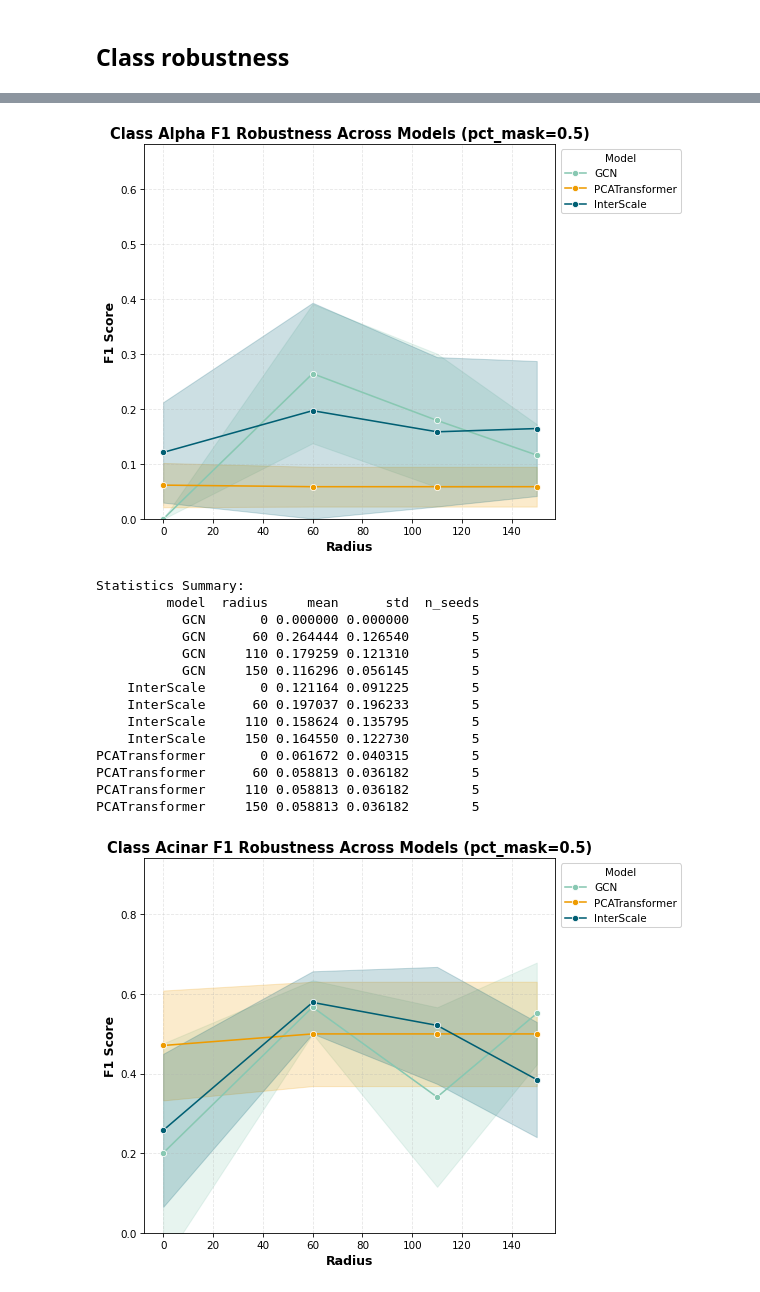
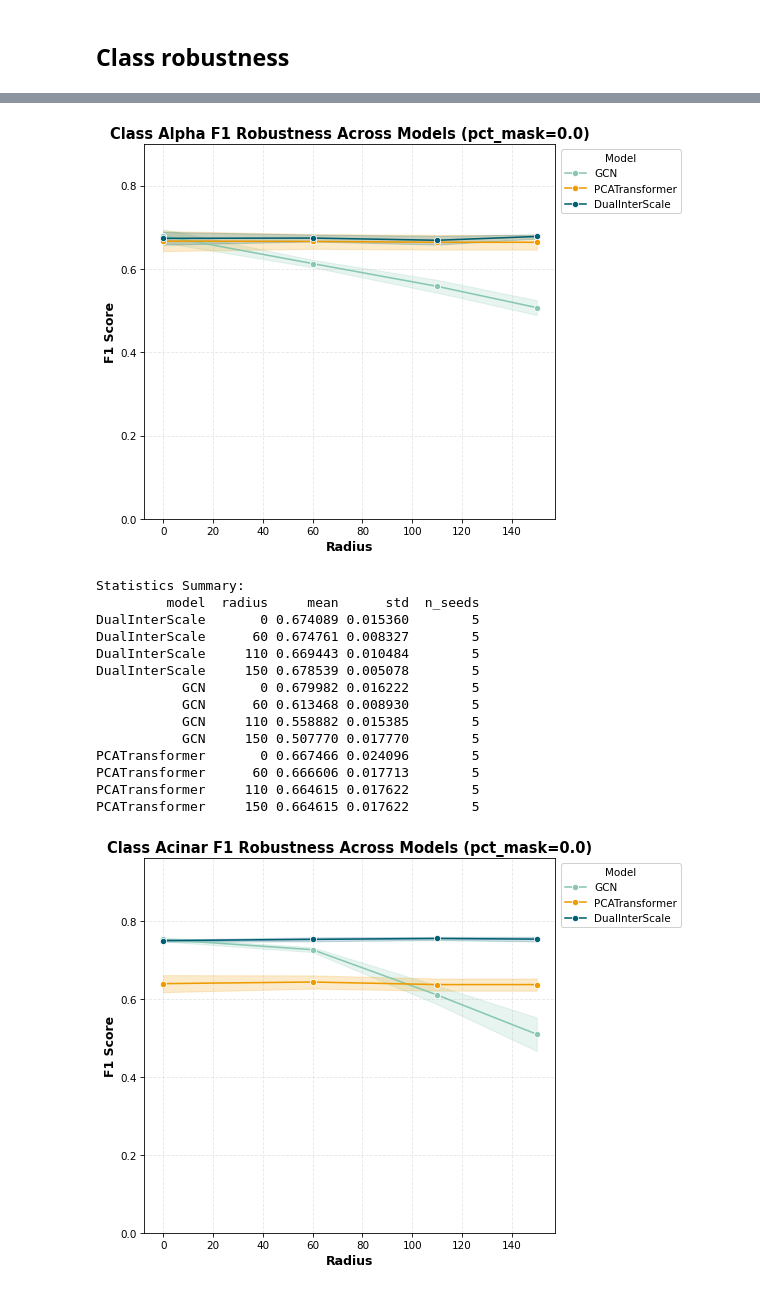
Before and after one commit to theislab/InterScale_reproducibility, a Jupyter notebook: notebooks/melton_jimenez_25/Node_class_performance.ipynb, the cells around one changed output, grey strips where cells are left out. Saved outputs shown, nothing was run; the diff lists cells and outputs as text; code cells hidden in the pictures.

```diff
--- a/notebooks/melton_jimenez_25/Node_class_performance.ipynb
+++ b/notebooks/melton_jimenez_25/Node_class_performance.ipynb
@@ -64,6 +163,7 @@ CELL_TYPE_COLORS = config["palettes"][DATA]
 # %%
 GNN_sweep = "l0jetvrz"
 InterScale_sweep = "yqvyut7l"
+DualInterScale_sweep = "1nm8ndul"
 PCATrans_sweep = "8govw06t"
 # %% [markdown]
 ## Graph Classification performance
@@ -73,9 +173,10 @@ CLASSES = ['Alpha', 'Acinar', 'Beta', 'Ductal', 'Endocrine', 'Immune', 'Mast', '
 # %% [markdown]
 Q: Why does PCATrans not have test_f1 scores?
 # %%
-GNN_wandb = Wandb_evaluation("GCN", GNN_sweep, SWEEP_GOAL, CLASSES)
-PCATrans_wandb = Wandb_evaluation("PCATransformer", PCATrans_sweep, SWEEP_GOAL, CLASSES)
-InterScale_wandb = Wandb_evaluation("InterScale", InterScale_sweep, SWEEP_GOAL, CLASSES)
+GNN_wandb = Wandb_evaluation("GCN", GNN_sweep, True, False, SWEEP_GOAL, CLASSES)
+PCATrans_wandb = Wandb_evaluation("PCATransformer", PCATrans_sweep, False, True, SWEEP_GOAL, CLASSES)
+InterScale_wandb = Wandb_evaluation("InterScale", InterScale_sweep, True, True, SWEEP_GOAL, CLASSES)
+DualInterScale_wandb = Wandb_evaluation("DualInterScale", DualInterScale_sweep, True, True, SWEEP_GOAL, CLASSES)
 # %%
 GNN_wandb.get_dataframe().head()
 # %% [output]
@@ -100,4 +205,4 @@ InterScale_wandb.plot_robustness(metric="test_acc", save_path =  f"{BASE_DIR_REP
 # %% [markdown]
 ## F1 score performance
 # %%
-wandb_evals = [GNN_wandb, PCATrans_wandb, InterScale_wandb]  # Your list of dataframes, PCATrans_wandb, InterScale_wandb
+wandb_evals = [GNN_wandb, PCATrans_wandb, DualInterScale_wandb]  # Your list of dataframes, PCATrans_wandb, InterScale_wandb
@@ -143,28 +249,28 @@ plt.show()
 # %%
 for class_id in CLASSES:
     fig, ax, stats = plot_class_f1_robustness(
         wandb_evals,
         class_idx=class_id,
-        pct_mask_nodes=0.5,
+        pct_mask_nodes=0.0,
         BASE_DIR_REPO=BASE_DIR_REPO,
         save_path=f"{BASE_DIR_REPO}/InterScale_reproducibility/figures/{DATA}/node_class"
     )
 # %% [output]
-[figure, old version]
+[figure, new version]
 Statistics Summary:
          model  radius     mean      std  n_seeds
-           GCN       0 0.000000 0.000000        5
-           GCN      60 0.264444 0.126540        5
-           GCN     110 0.179259 0.121310        5
-           GCN     150 0.116296 0.056145        5
-    InterScale       0 0.121164 0.091225        5
-    InterScale      60 0.197037 0.196233        5
-    InterScale     110 0.158624 0.135795        5
-    InterScale     150 0.164550 0.122730        5
-PCATransformer       0 0.061672 0.040315        5
-PCATransformer      60 0.058813 0.036182        5
-PCATransformer     110 0.058813 0.036182        5
-PCATransformer     150 0.058813 0.036182        5
+DualInterScale       0 0.674089 0.015360        5
+DualInterScale      60 0.674761 0.008327        5
+DualInterScale     110 0.669443 0.010484        5
+DualInterScale     150 0.678539 0.005078        5
+           GCN       0 0.679982 0.016222        5
+           GCN      60 0.613468 0.008930        5
+           GCN     110 0.558882 0.015385        5
+           GCN     150 0.507770 0.017770        5
+PCATransformer       0 0.667466 0.024096        5
+PCATransformer      60 0.666606 0.017713        5
+PCATransformer     110 0.664615 0.017622        5
+PCATransformer     150 0.664615 0.017622        5
-[figure, old version]
+[figure, new version]
 Statistics Summary:
          model  radius     mean      std  n_seeds
```
Also changed, not shown: parts of 28 cells of this notebook, 13 other files.
